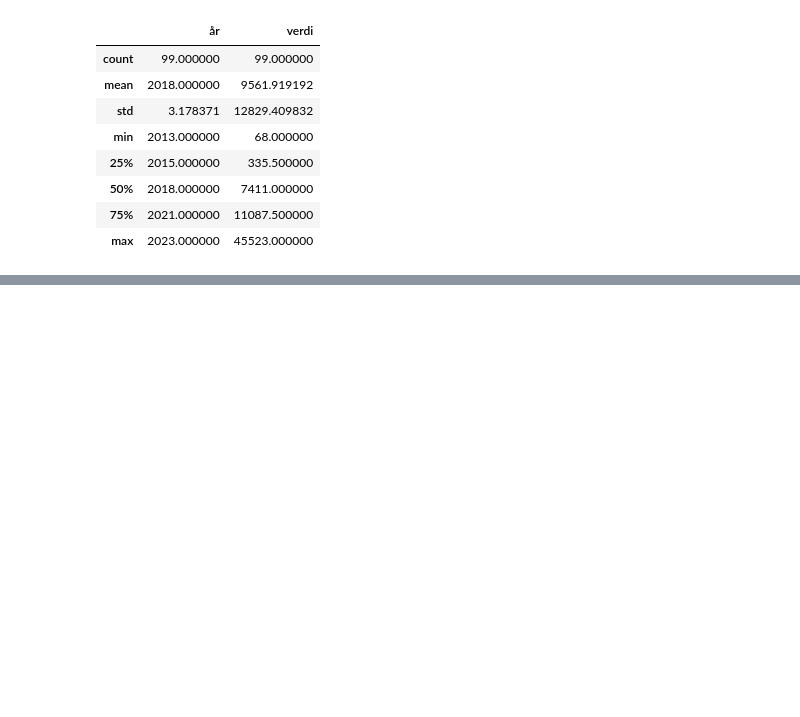
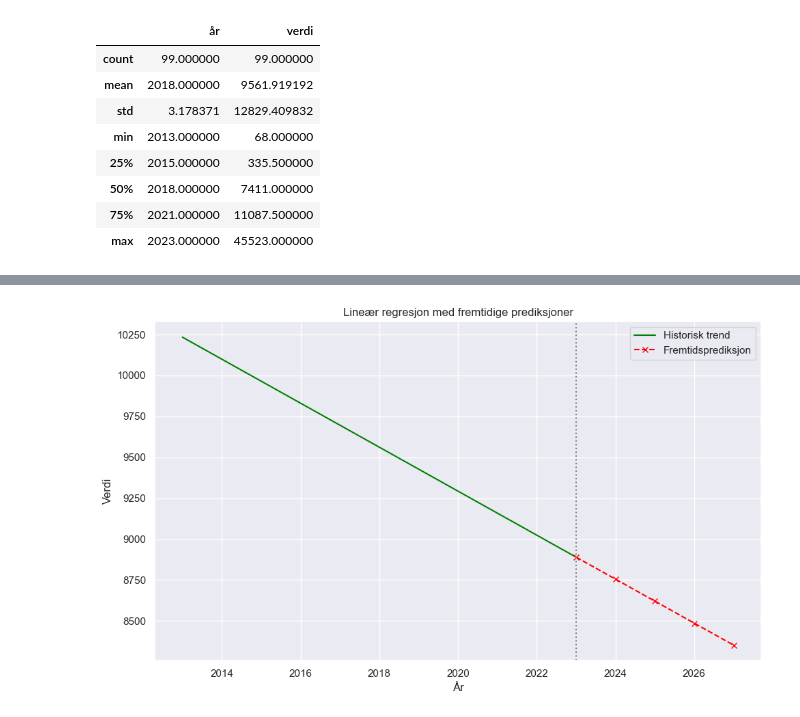
Before and after one commit to PetterOttersen/milj-dataanalyse, a Jupyter notebook: processed_data/Fremstilling_Utslipp.ipynb, the cells around one changed output, grey strips where cells are left out. Drawn from its saved outputs; the diff is of its cells as text; code cells hidden in the pictures; blank space fills up the shorter version.

```diff
--- a/processed_data/Fremstilling_Utslipp.ipynb
+++ b/processed_data/Fremstilling_Utslipp.ipynb
@@ -64,0 +65,5 @@ plotters.linreg_test()
+# %%
+plotters = plots_part_2(df)
+plotters.futureplot(future_years =  [2023,2024, 2025, 2026, 2027])
+# %% [output]
+[figure, added]
```
Also changed, not shown: parts of 2 cells of this notebook, 1 other file.
